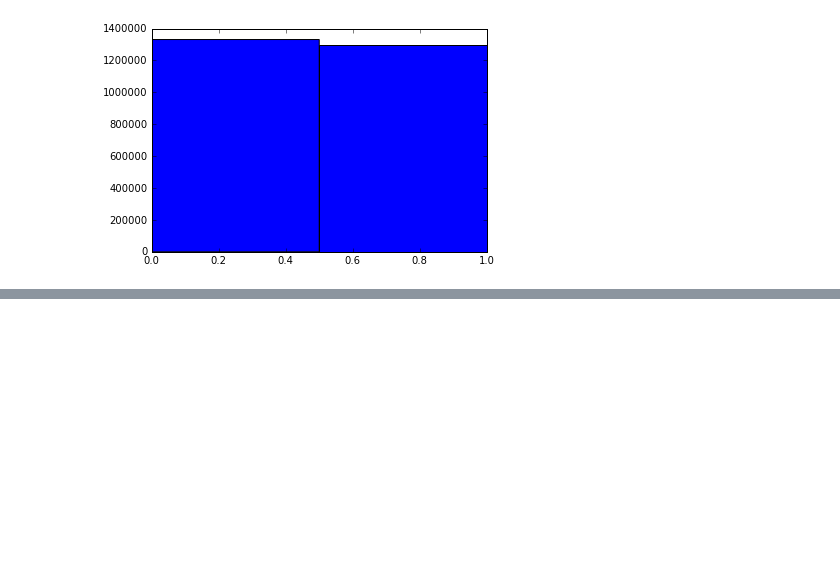
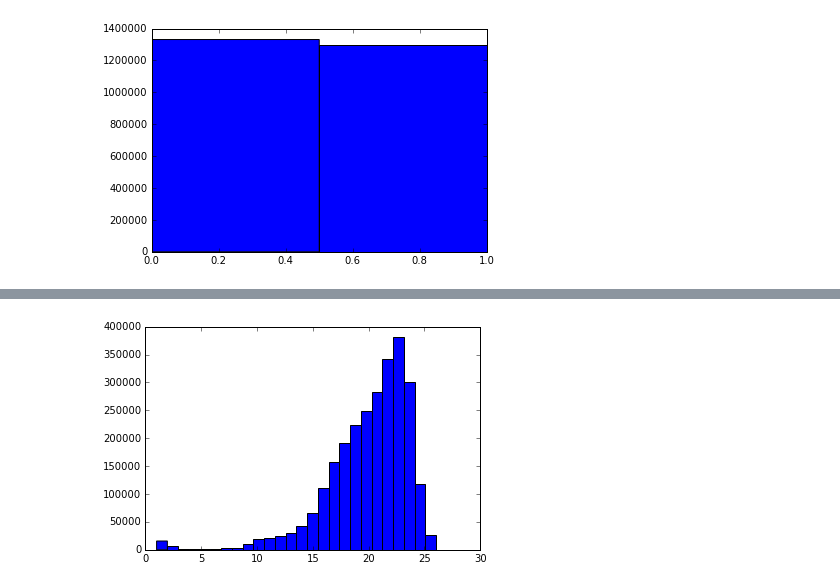
Before and after one commit to eugeniashurko/how-you-gonna-die, a Jupyter notebook: Data_preprocessing.ipynb, the cells around one changed output, grey strips where cells are left out. Saved outputs shown, nothing was run; the diff lists cells and outputs as text; code cells hidden in the pictures; blank space fills up the shorter version.

```diff
--- a/Data_preprocessing.ipynb
+++ b/Data_preprocessing.ipynb
@@ -194,0 +226,5 @@ plt.show()
+# %%
+plt.hist(pd_data["AgeRecode27"].as_matrix(), bins = 27)
+plt.show()
+# %% [output]
+[figure, added]
```
Also changed, not shown: parts of 3 cells of this notebook.
